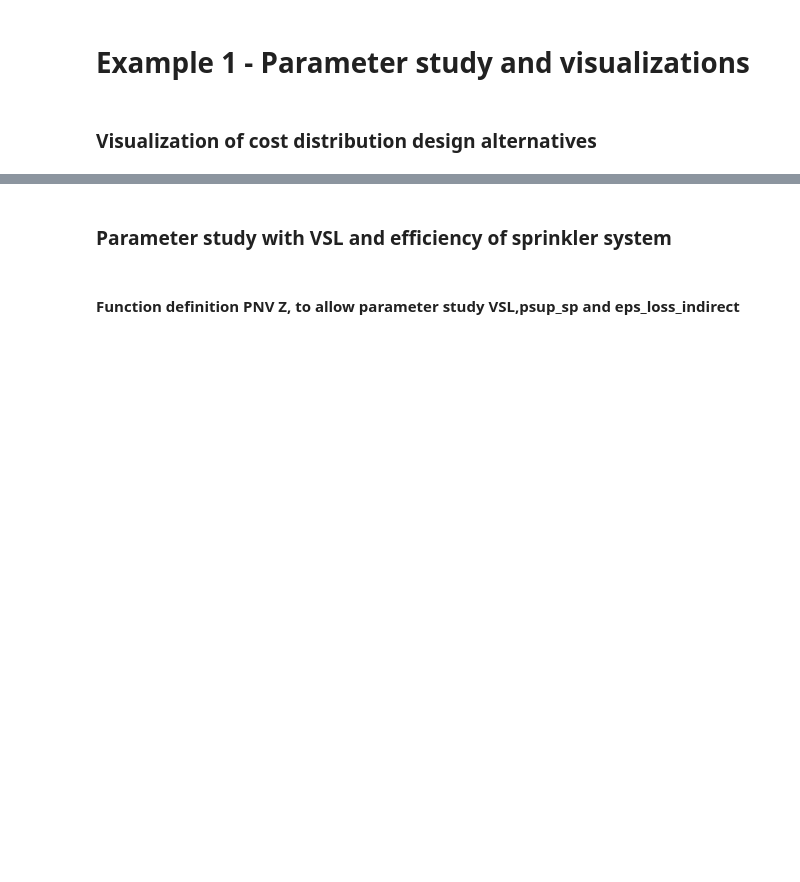
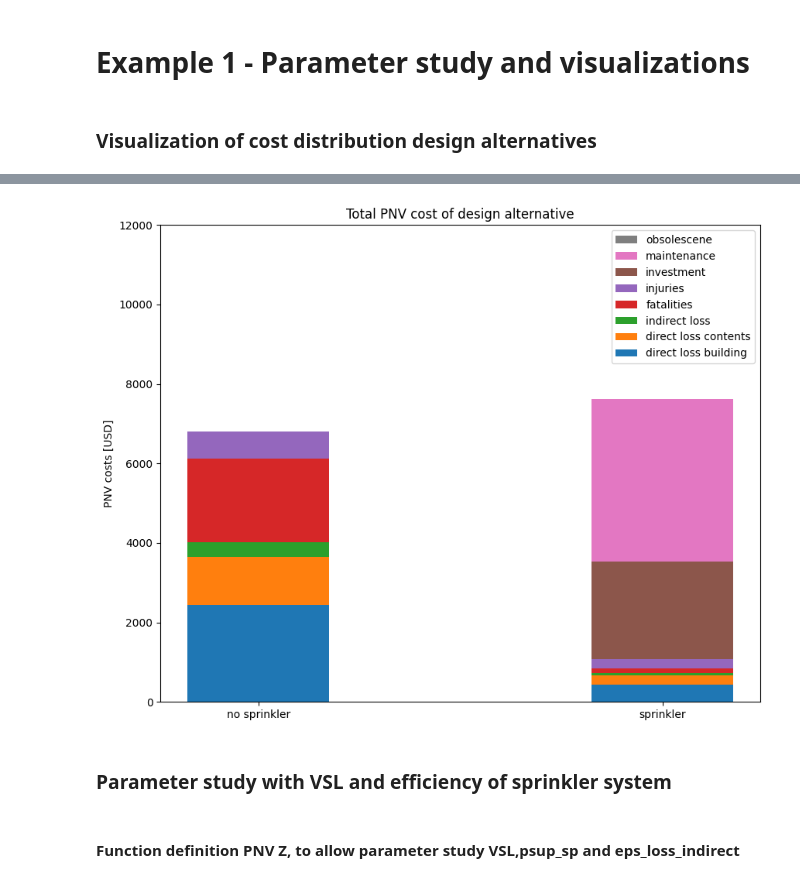
Before and after one commit to lonkeknol/EconomicImpactFire, a Jupyter notebook: NFPA-EconomicImpactFire-case1.ipynb, the cells around one changed output, grey strips where cells are left out. Drawn from its saved outputs; the diff is of its cells as text; code cells hidden in the pictures; blank space fills up the shorter version.

```diff
--- a/NFPA-EconomicImpactFire-case1.ipynb
+++ b/NFPA-EconomicImpactFire-case1.ipynb
@@ -86,8 +76,7 @@ eps_loss_indirect = 1.1 # [-] total property loss multiplication factor accounti
 ### II.1 Calculation of fire scenario parameters
 Input parameter calculation from raw input data.
 # %%
-## Unit replacement cost
-Replace_cost = Construction_Cost + Demol_cost + Disposal_cost # [USD/m2] replacement cost as sum of demolition, disposal and reconstruction
+replacement_cost = construction_cost + demolition_cost + disposal_cost # [USD/m2] replacement cost as sum of demolition, disposal and reconstruction
 # %% [markdown]
 ### II.2 Scenario consequence evaluation
 Evaluation of consequences for identified scenarios (event tree)
@@ -95,9 +84,7 @@ Evaluation of consequences for identified scenarios (event tree)
 #### II.2.a Scenario "no sprinkler suppression"
 # %%
 ### Fatalities and injuries
-# fatality rate
-Nf_0 = Nf_civilian + Nf_firefighter_on_ground + Nf_firefighter_response # [fatality/fire] total fatality rate without sprinkler suppression
-# injury rate
-Nin_0 = Nin_civilian + Nin_firefighter_on_ground + Nin_firefighter_response  # [injury/fire] total injury rate without sprinkler suppression
+inherent_fatality_per_fire = prob_civilian_fatality + prob_firefighter_fatality_ground + prob_firefighter_fatality_response # [fatality/fire] total fatality rate without sprinkler suppression
+inherent_injury_per_fire = civilian_injuries_per_fire + firefighter_injuries_ground_per_fire + firefighter_injuries_response_per_fire  # [injury/fire] total injury rate without sprinkler suppression
 # %%
 ### Valuation of fatalities and injuries
@@ -115,16 +100,12 @@ D0=Df_0+Din_0+xi_d_0 # expected value fire-induced loss, scenario "no sprinkler
 #### II.2.b Scenario "successful sprinkler suppression"
 # %%
 ### Fatalities and injuries
-# fatality rate
-# no fire-induced fatalities in case of succesful sprinkler suppression, based on (Butry, 2009);
-# only fire fighter response fatalities considered
-Nf_s = Nf_firefighter_response # [fatalities/fire] total fatality rate in case of sprinkler suppression
 
 # injury rate and valuation
 # reduction in civilian injuries in case of succesful sprinkler suppression, based on (Butry, 2009)
-# only fire fighter response fatalities considered
-redux_Nin_civ=0.57 # [-] reduction factor for civilian injuries; 57% reduction in civilian injuries, based on (Butry, 2009)
-Nin_s = (1-redux_Nin_civ)*Nin_civilian + Nin_firefighter_response # [injury/fire] total injury rate in case of sprinkler suppression
+# only fire fighter response fatalities considered [comment Alex: is this correct?]
+reduction_civilian_injuries = 0.57 # [-] reduction factor for civilian injuries; 57% reduction in civilian injuries, based on (Butry, 2009)
+total_injury_rate_with_sprinkler = (1 - reduction_civilian_injuries) * civilian_injuries_per_fire + firefighter_injuries_response_per_fire # [injury/fire] total injury rate in case of sprinkler suppression
 # %%
 ### Valuation of fatalities and injuries
 # fatality valuation
@@ -160,3 +127,10 @@ net_C=C_I+C_M+C_A # total PNV investment cost (investment cost and maintenance c
+# %%
+pnv_investment_cost = sprinkler_installation_cost_total # PNV investment cost
+pnv_maintenance_cost = maintenance_cost / discount_rate # PNV of maintenace cost
+pnv_obsolescence_cost = pnv_investment_cost * obsolescence_rate / discount_rate # PNV of obsolescence cost
+
+# Total safety system cost
+pnv_total_investment_cost = pnv_investment_cost + pnv_maintenance_cost + pnv_obsolescence_cost # total PNV investment cost (investment cost and maintenance cost)
 # %% [markdown]
 ### III.2 Net benefit *B-D*
 # %% [markdown]
@@ -268,3 +230,9 @@ fig.set_size_inches(10,8)
+# %%
+### Visualization of cost distribution per design
+fig = graph_cost_distribution(total_cost_no_sprinkler, total_cost_sprinkler)
+plt.show()
+# %% [output]
+[figure, added]
 # %% [markdown]
 ### Parameter study with VSL and efficiency of sprinkler system
 # %% [markdown]
```
Also changed, not shown: parts of 48 cells of this notebook, 1 other file.
